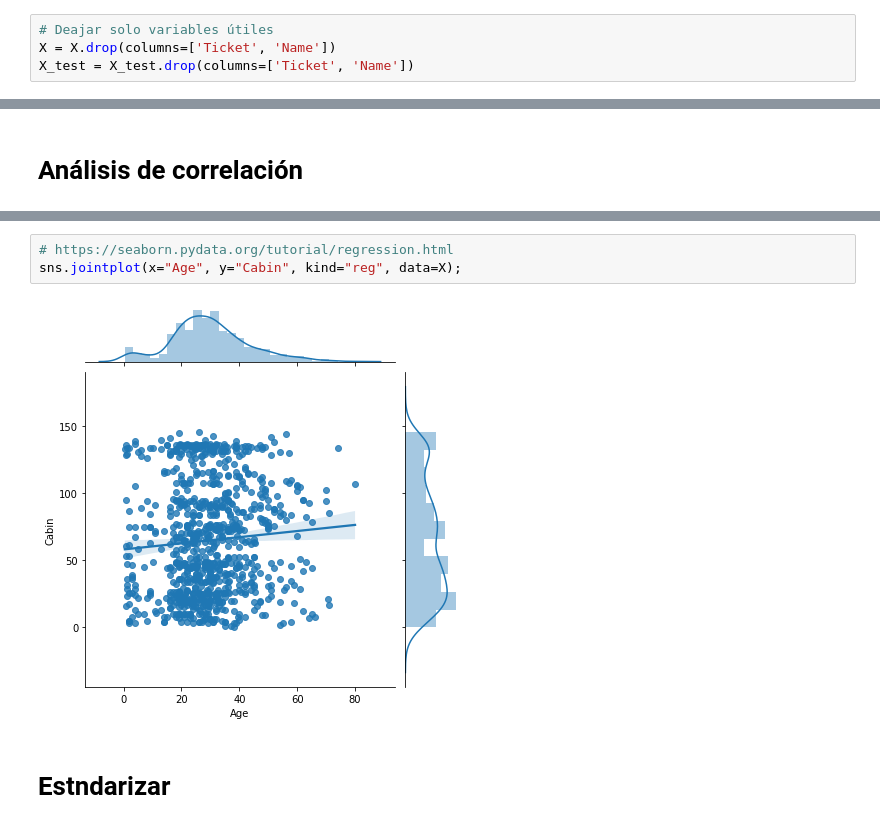
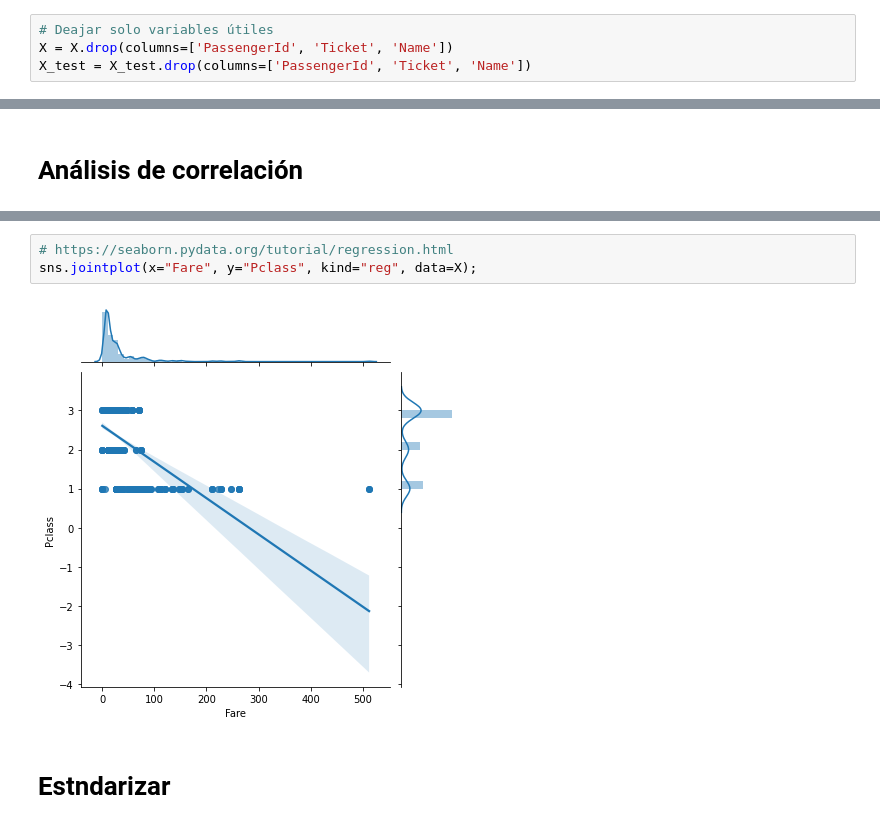
Before and after one commit to dmar10862/uoc_tipologia_y_ciclo_de_vida_de_los_datos_practica_2, a Jupyter notebook: src/UOC_M2851_DataAnalysis.ipynb, the cells around one changed output, grey strips where cells are left out. Cells and saved outputs as stored; diff of their text form.

```diff
--- a/src/UOC_M2851_DataAnalysis.ipynb
+++ b/src/UOC_M2851_DataAnalysis.ipynb
@@ -126,8 +126,8 @@ display(X_test.head())
 | 4 | 896 | 3 | Hirvonen, Mrs. Alexander (Helga E... | female | 22.0 | 1 | 1 | 3101298 | 12.2875 | NaN | ... |
 # %%
 # Deajar solo variables útiles
-X = X.drop(columns=['Ticket', 'Name'])
-X_test = X_test.drop(columns=['Ticket', 'Name'])
+X = X.drop(columns=['PassengerId', 'Ticket', 'Name'])
+X_test = X_test.drop(columns=['PassengerId', 'Ticket', 'Name'])
 # %% [markdown]
 # Limpieza de datos
 # %%
@@ -288,8 +288,8 @@ plot = sns.heatmap(corr, mask=mask, cmap=cmap, vmax=.3, center=0,
 # %%
 # https://seaborn.pydata.org/tutorial/regression.html
-sns.jointplot(x="Age", y="Cabin", kind="reg", data=X);
+sns.jointplot(x="Fare", y="Pclass", kind="reg", data=X);
 # %% [output]
-[figure, old version]
+[figure, new version]
 # %% [markdown]
 # Estndarizar
 # %%
```
Also changed, not shown: parts of 14 cells of this notebook.
